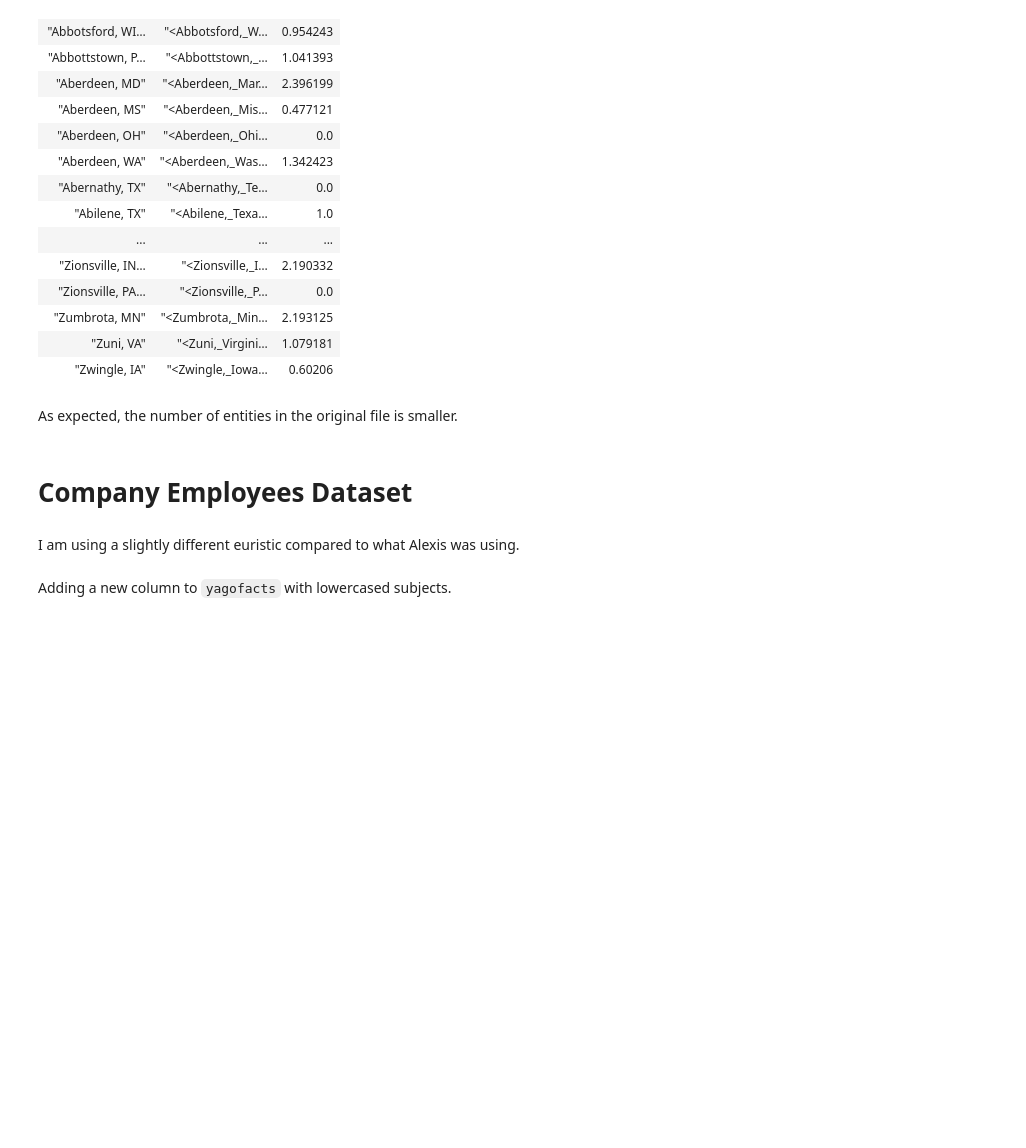
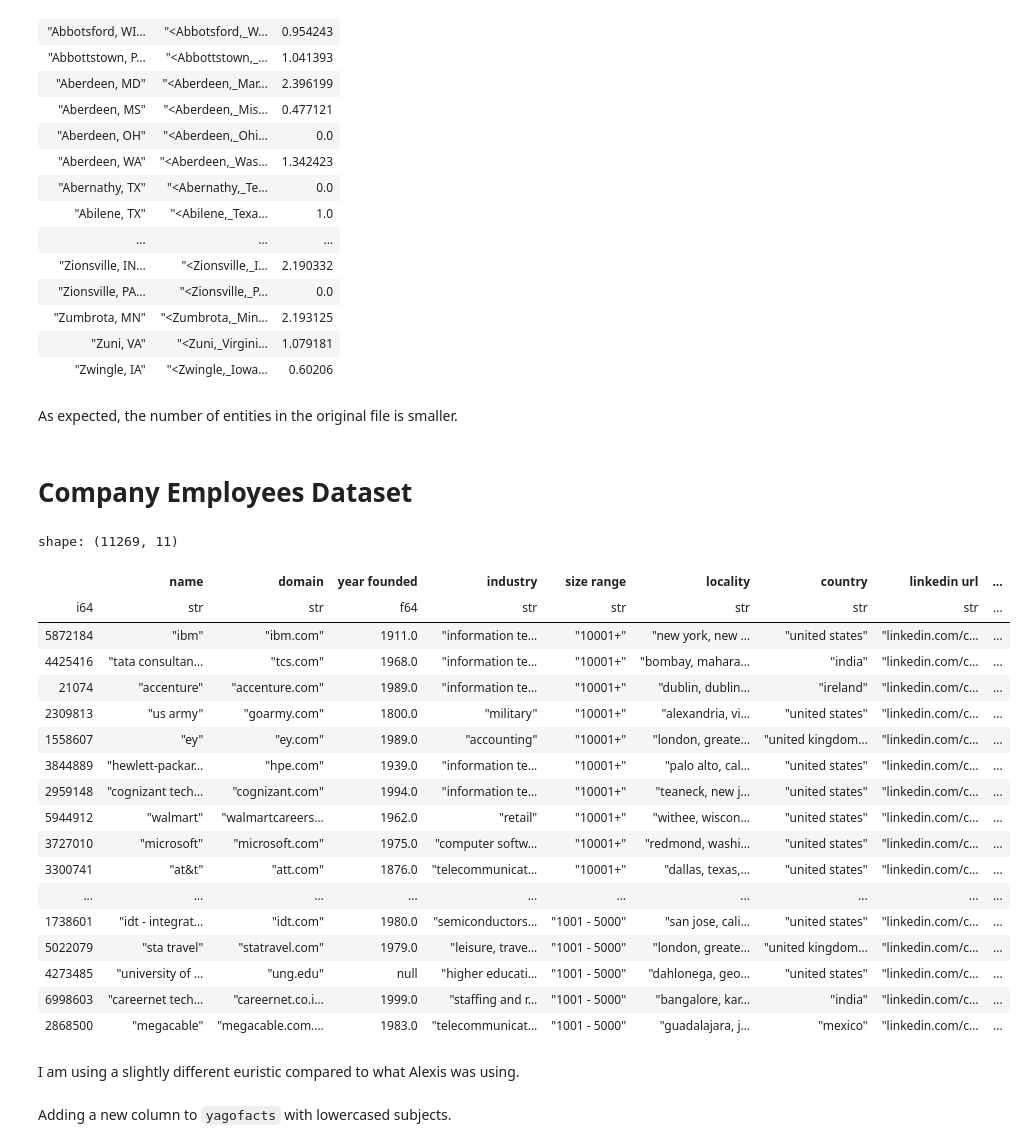
Before and after one commit to rcap107/YADL, a Jupyter notebook: notebooks/Eval KEN datasets.ipynb, the cells around one changed output. Saved outputs shown, nothing was run; the diff lists cells and outputs as text; code cells hidden in the pictures; blank space fills up the shorter version.

```diff
--- a/notebooks/Eval KEN datasets.ipynb
+++ b/notebooks/Eval KEN datasets.ipynb
@@ -180,6 +180,28 @@ df = pl.read_csv(Path(dataset_dir, "companies_sorted.csv"))
 df_selected = df.filter(
     pl.col("current employee estimate") >= 1000
 )
+# %%
+df_selected
+# %% [output]
+shape: (11269, 11)
+|  | name | domain | year founded | industry | size range | locality | country | linkedin url | ... |
+| i64 | str | str | f64 | str | str | str | str | str | ... |
+| 5872184 | "ibm" | "ibm.com" | 1911.0 | "information te… | "10001+" | "new york, new … | "united states" | "linkedin.com/c… | ... |
+| 4425416 | "tata consultan… | "tcs.com" | 1968.0 | "information te… | "10001+" | "bombay, mahara… | "india" | "linkedin.com/c… | ... |
+| 21074 | "accenture" | "accenture.com" | 1989.0 | "information te… | "10001+" | "dublin, dublin… | "ireland" | "linkedin.com/c… | ... |
+| 2309813 | "us army" | "goarmy.com" | 1800.0 | "military" | "10001+" | "alexandria, vi… | "united states" | "linkedin.com/c… | ... |
+| 1558607 | "ey" | "ey.com" | 1989.0 | "accounting" | "10001+" | "london, greate… | "united kingdom… | "linkedin.com/c… | ... |
+| 3844889 | "hewlett-packar… | "hpe.com" | 1939.0 | "information te… | "10001+" | "palo alto, cal… | "united states" | "linkedin.com/c… | ... |
+| 2959148 | "cognizant tech… | "cognizant.com" | 1994.0 | "information te… | "10001+" | "teaneck, new j… | "united states" | "linkedin.com/c… | ... |
+| 5944912 | "walmart" | "walmartcareers… | 1962.0 | "retail" | "10001+" | "withee, wiscon… | "united states" | "linkedin.com/c… | ... |
+| 3727010 | "microsoft" | "microsoft.com" | 1975.0 | "computer softw… | "10001+" | "redmond, washi… | "united states" | "linkedin.com/c… | ... |
+| 3300741 | "at&t" | "att.com" | 1876.0 | "telecommunicat… | "10001+" | "dallas, texas,… | "united states" | "linkedin.com/c… | ... |
+| ... | ... | ... | ... | ... | ... | ... | ... | ... | ... |
+| 1738601 | "idt - integrat… | "idt.com" | 1980.0 | "semiconductors… | "1001 - 5000" | "san jose, cali… | "united states" | "linkedin.com/c… | ... |
+| 5022079 | "sta travel" | "statravel.com" | 1979.0 | "leisure, trave… | "1001 - 5000" | "london, greate… | "united kingdom… | "linkedin.com/c… | ... |
+| 4273485 | "university of … | "ung.edu" | null | "higher educati… | "1001 - 5000" | "dahlonega, geo… | "united states" | "linkedin.com/c… | ... |
+| 6998603 | "careernet tech… | "careernet.co.i… | 1999.0 | "staffing and r… | "1001 - 5000" | "bangalore, kar… | "india" | "linkedin.com/c… | ... |
+| 2868500 | "megacable" | "megacable.com.… | 1983.0 | "telecommunicat… | "1001 - 5000" | "guadalajara, j… | "mexico" | "linkedin.com/c… | ... |
 # %% [markdown]
 I am using a slightly different euristic compared to what Alexis was using.
 # %% [markdown]
```
Also changed, not shown: parts of 15 cells of this notebook, 2 other files.
